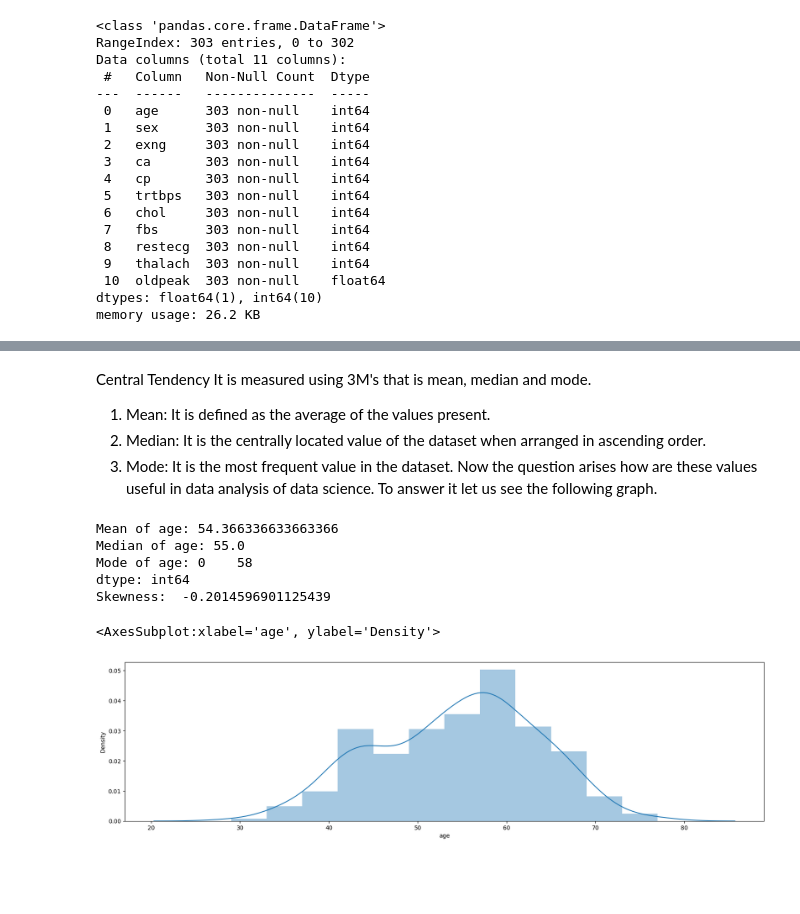
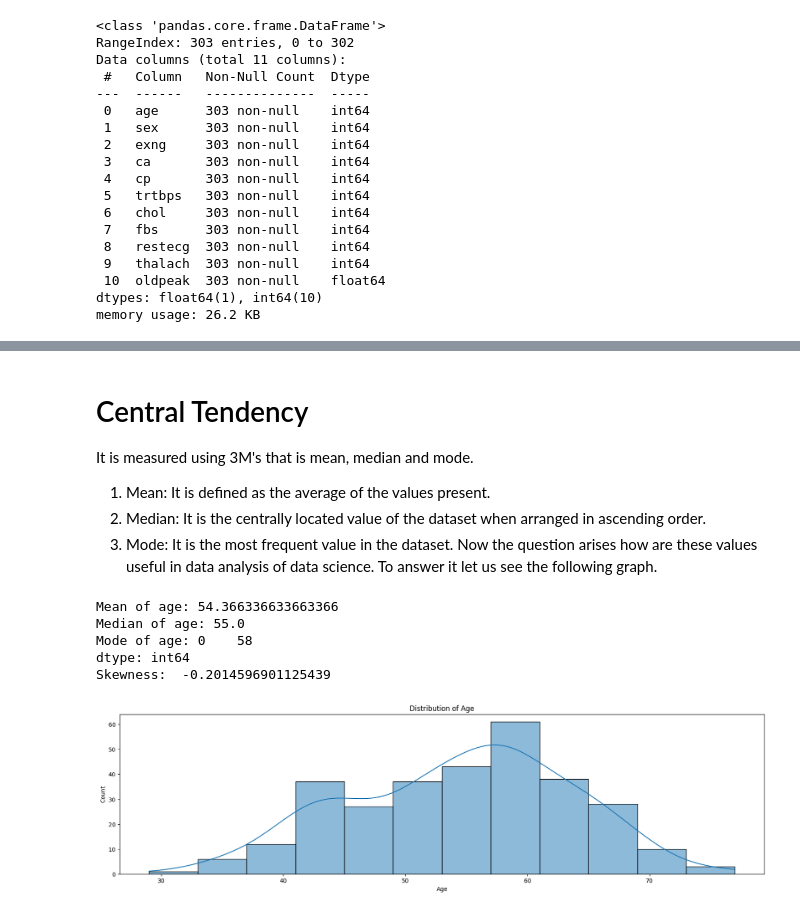
Before and after one commit to rifqinadzori/Heart-Attack-Analysis, a Jupyter notebook: Analysis.ipynb, the cells around one changed output, grey strips where cells are left out. Drawn from its saved outputs; the diff is of its cells as text; code cells hidden in the pictures; blank space fills up the shorter version.

```diff
--- a/Analysis.ipynb
+++ b/Analysis.ipynb
@@ -94,7 +94,7 @@ df.corr()
 | thalach | -0.398522 | -0.044020 | -0.378812 | -0.213177 | 0.295762 | -0.046698 | -0.009940 | -0.008567 | 0.044123 | 1.000000 | -0.344187 |
 | oldpeak | 0.210013 | 0.096093 | 0.288223 | 0.222682 | -0.149230 | 0.193216 | 0.053952 | 0.005747 | -0.058770 | -0.344187 | 1.000000 |
 # %% [markdown]
-Central Tendency
+# Central Tendency
 It is measured using 3M's that is mean, median and mode.
 
 1. Mean: It is defined as the average of the values present.
@@ -102,32 +102,18 @@ It is measured using 3M's that is mean, median and mode.
 3. Mode: It is the most frequent value in the dataset.
    Now the question arises how are these values useful in data analysis of data science. To answer it let us see the following graph.
 # %%
-x = df["age"]
-hist_data = [x]
-group_labels = ['age'] # name of the dataset
-
-fig = ff.create_distplot(hist_data, group_labels, show_rug=False)
-fig.update_layout(title = "Age Distribution")
-fig.show()
+sns.histplot(x, kde = True)
+plt.xlabel('Age')
+plt.title('Distribution of Age')
 
 print("Mean of age:", df["age"].mean())
 print("Median of age:", df["age"].median())
 print("Mode of age:", df["age"].mode())
 print("Skewness: ", skew(df["age"]))
 # %% [output]
 Mean of age: 54.366336633663366
 Median of age: 55.0
 Mode of age: 0    58
 dtype: int64
 Skewness:  -0.2014596901125439
+[figure, added]
-# %%
-#import warnings
-#warnings.filterwarnings("ignore")
-
-# plt.hist(x, bins=40, )
-# plt.xlim([25,80])
-# plt.rcParams['figure.figsize'] = (20,5 )
-sns.distplot(x)
-# %% [output]
-<AxesSubplot:xlabel='age', ylabel='Density'>
-[figure, removed]
```
Also changed, not shown: parts of 3 cells of this notebook.
